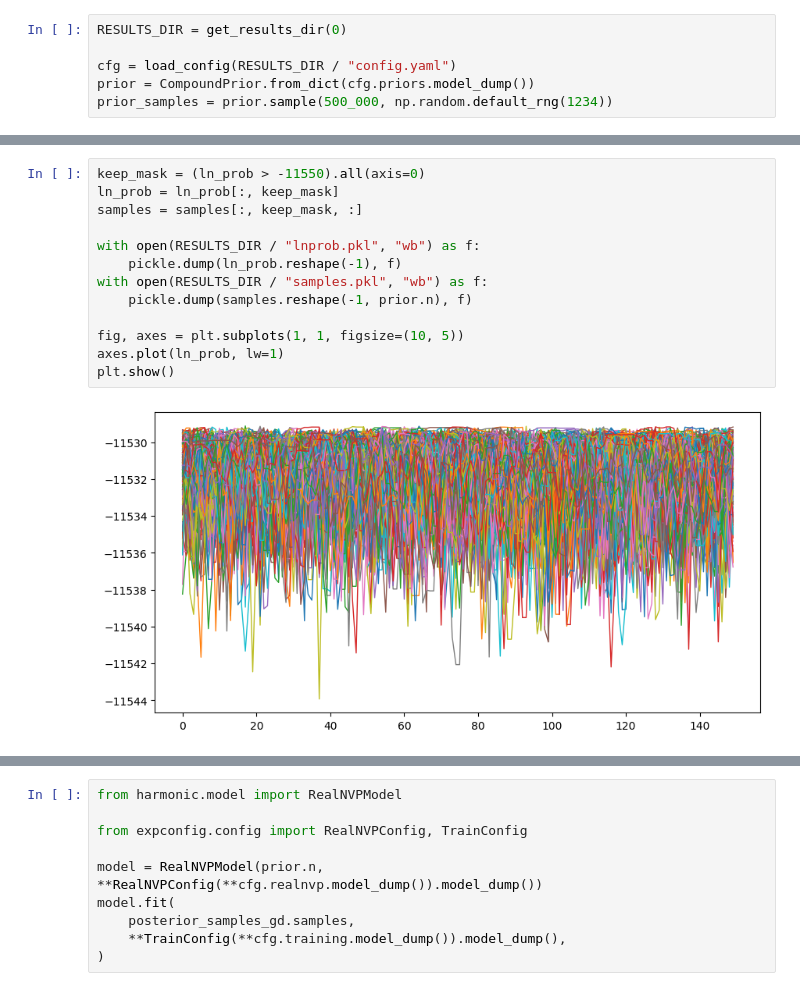
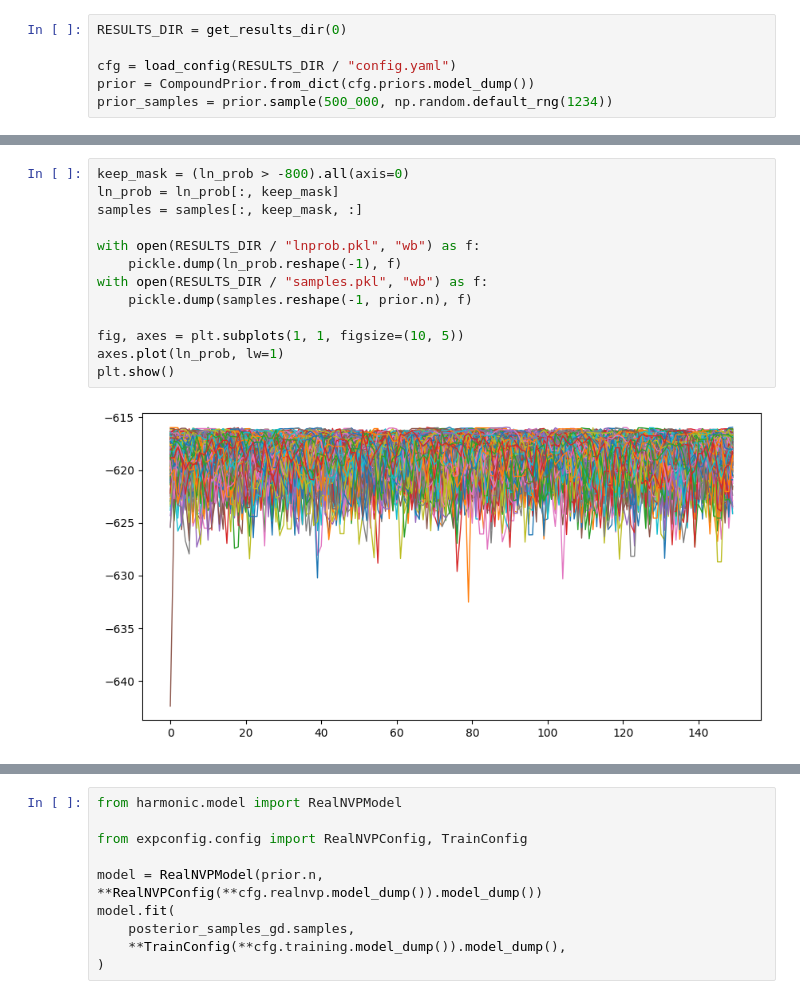
Before and after one commit to auggiemarignier/icanisddr, a Jupyter notebook: experiments/bulkic/notebooks/analyse_samples.ipynb, the cells around one changed output, grey strips where cells are left out. Cells and saved outputs as stored; diff of their text form.

```diff
--- a/experiments/bulkic/notebooks/analyse_samples.ipynb
+++ b/experiments/bulkic/notebooks/analyse_samples.ipynb
@@ -53,18 +53,18 @@ plt.show()
 # %%
-keep_mask = (ln_prob > -11550).all(axis=0)
+keep_mask = (ln_prob > -800).all(axis=0)
 ln_prob = ln_prob[:, keep_mask]
 samples = samples[:, keep_mask, :]
 
 with open(RESULTS_DIR / "lnprob.pkl", "wb") as f:
     pickle.dump(ln_prob.reshape(-1), f)
 with open(RESULTS_DIR / "samples.pkl", "wb") as f:
     pickle.dump(samples.reshape(-1, prior.n), f)
 
 fig, axes = plt.subplots(1, 1, figsize=(10, 5))
 axes.plot(ln_prob, lw=1)
 plt.show()
 # %% [output]
-[figure, old version]
+[figure, new version]
 # %%
 if prior.n == 7:
     names = ["dA", "dC-dA", "dF-dA+2dN", "dL", "dN-dL", "eta1", "eta2"]
```
Also changed, not shown: parts of 5 cells of this notebook, 1 other file.
